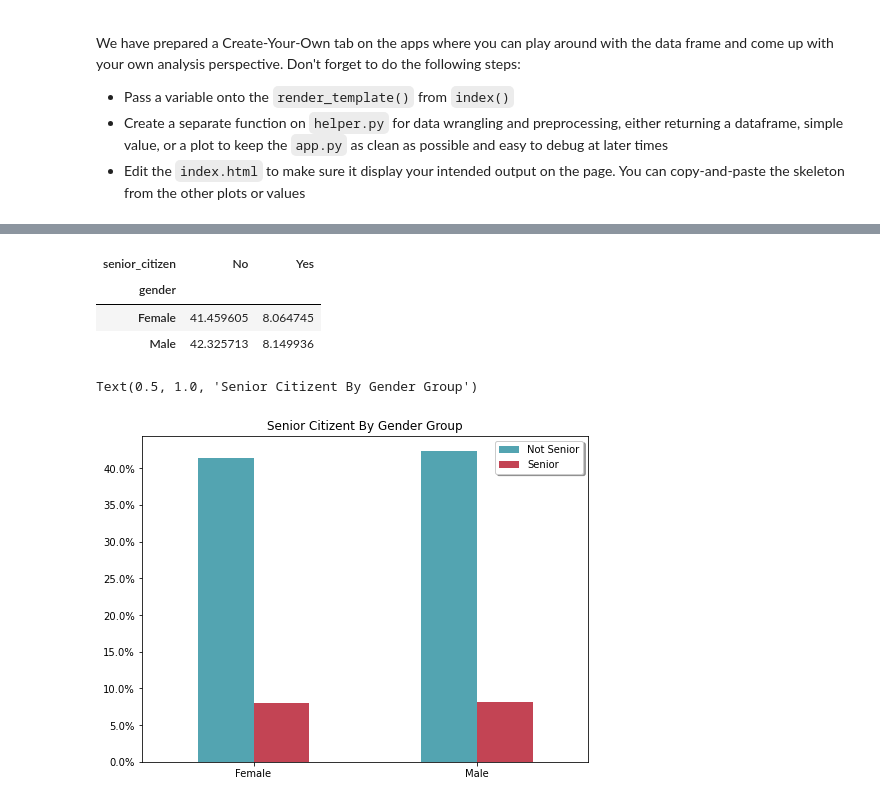
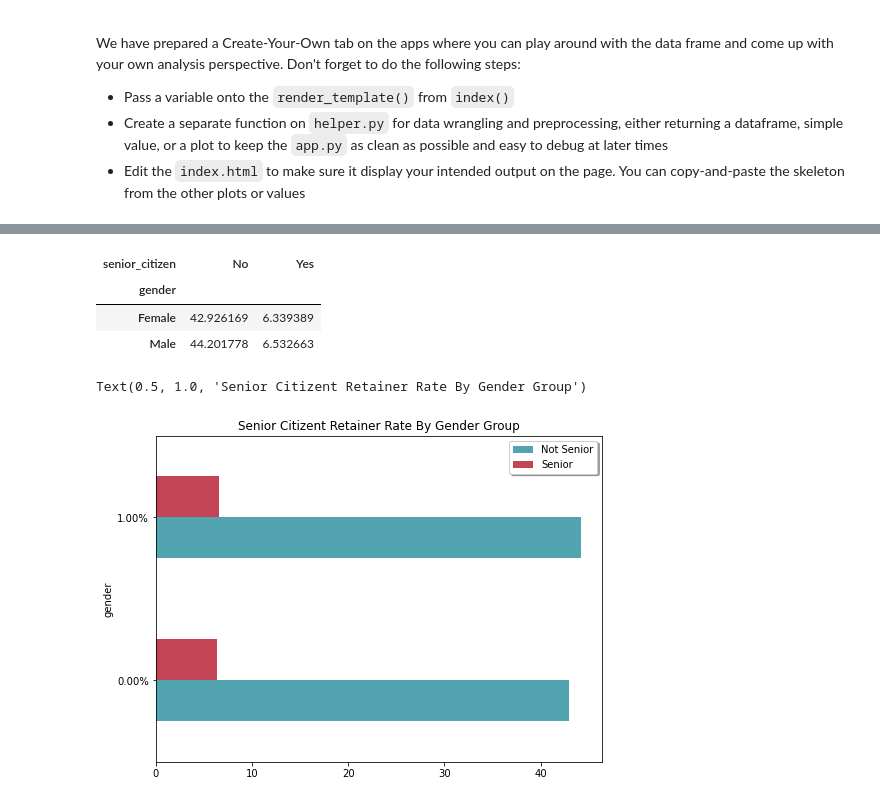
Before and after one commit to frizyrusty/TrainingCapstone, a Jupyter notebook: Customer_Churn_Analysis.ipynb, the cells around one changed output, grey strips where cells are left out. Cells and saved outputs as stored; diff of their text form; code cells hidden in the pictures.

```diff
--- a/Customer_Churn_Analysis.ipynb
+++ b/Customer_Churn_Analysis.ipynb
@@ -447,0 +432,4 @@ data
+# %%
+data2 = data.copy()
+data2 = data2[data['churn_label'] == 'No']
+data2
@@ -448,21 +450,21 @@ data
 # %%
 ## Your code here
-_df = pd.crosstab(data['gender'], data['senior_citizen'], normalize=True)*100
+_df = pd.crosstab(data2['gender'], data2['senior_citizen'], normalize=True)*100
 _df
 # %% [output]
 | senior_citizen | No | Yes |
 | gender |  |  |
-| Female | 41.459605 | 8.064745 |
-| Male | 42.325713 | 8.149936 |
+| Female | 42.926169 | 6.339389 |
+| Male | 44.201778 | 6.532663 |
 # %%
-ax = _df.plot(kind = 'bar', color=['#53a4b1','#c34454'], figsize=(8, 6))
+ax = _df.plot(kind = 'barh', color=['#53a4b1','#c34454'], figsize=(8, 6))
 
 # Plot Configuration
 ax.yaxis.set_major_formatter(mtick.PercentFormatter())
 plt.axes().get_xaxis().set_label_text('')
 plt.xticks(rotation = 360)
 plt.legend(['Not Senior', 'Senior'],fancybox=True,shadow=True)
-plt.title('Senior Citizent Rate By Gender Group')
+plt.title('Citizent Retainer Rate By Gender Group')
 # %% [output]
-Text(0.5, 1.0, 'Senior Citizent By Gender Group')
+Text(0.5, 1.0, 'Senior Citizent Retainer Rate By Gender Group')
-[figure, old version]
+[figure, new version]
```
Also changed, not shown: parts of 2 cells of this notebook, 3 other files.
